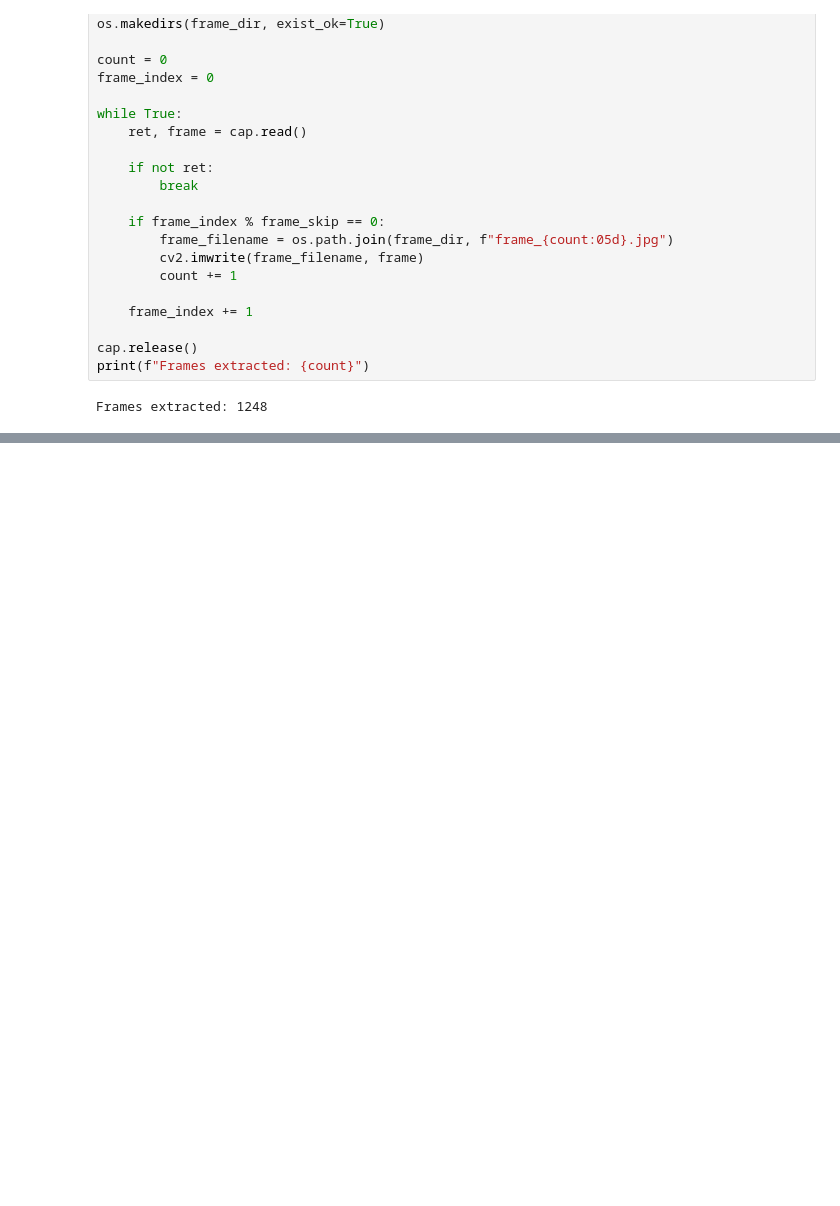
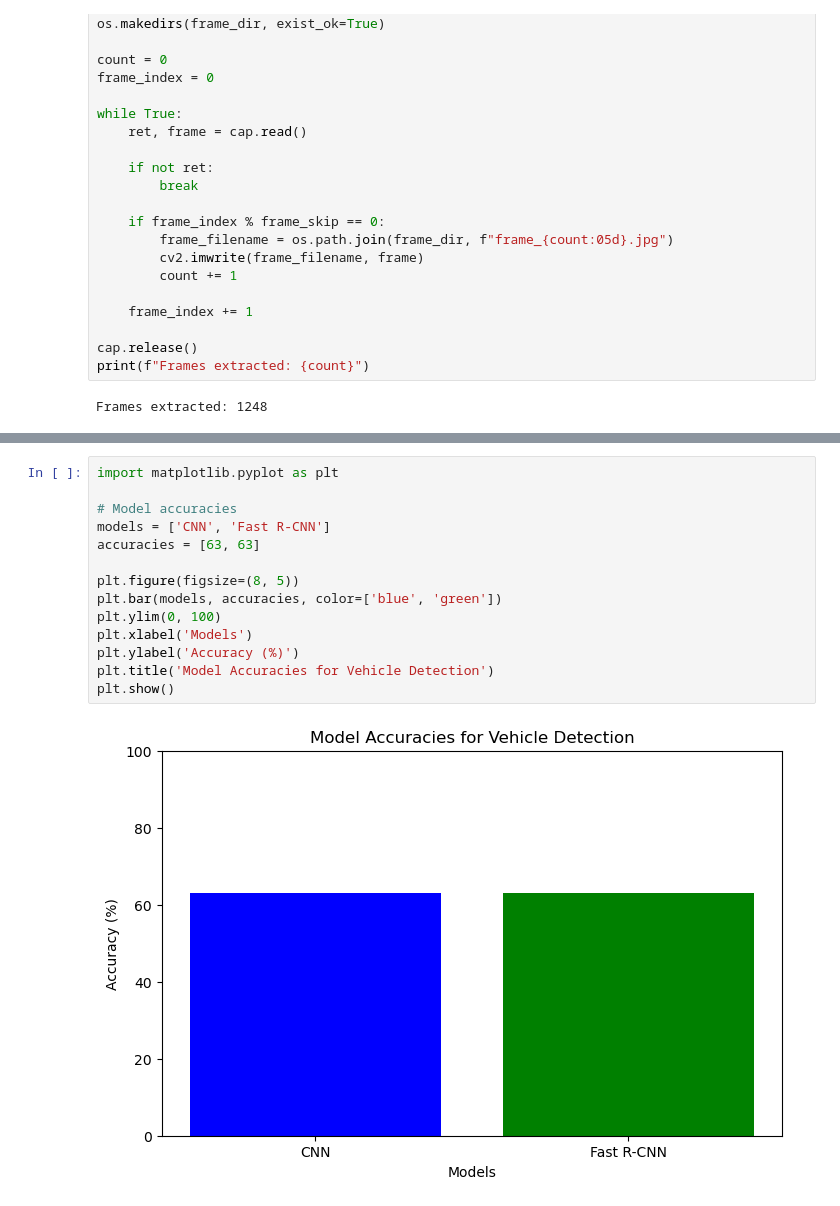
Before and after one commit to Daphne210/computer-vision-exam, a Jupyter notebook: CNN.ipynb, the cells around one changed output, grey strips where cells are left out. Cells and saved outputs as stored; diff of their text form; blank space fills up the shorter version.

```diff
--- a/CNN.ipynb
+++ b/CNN.ipynb
@@ -311,0 +308,16 @@ plt.show()
+# %%
+import matplotlib.pyplot as plt
+
+# Model accuracies
+models = ['CNN', 'Fast R-CNN']
+accuracies = [63, 63]
+
+plt.figure(figsize=(8, 5))
+plt.bar(models, accuracies, color=['blue', 'green'])
+plt.ylim(0, 100)
+plt.xlabel('Models')
+plt.ylabel('Accuracy (%)')
+plt.title('Model Accuracies for Vehicle Detection')
+plt.show()
+# %% [output]
+[figure, added]
```
Also changed, not shown: parts of 7 cells of this notebook, 2 other files.
